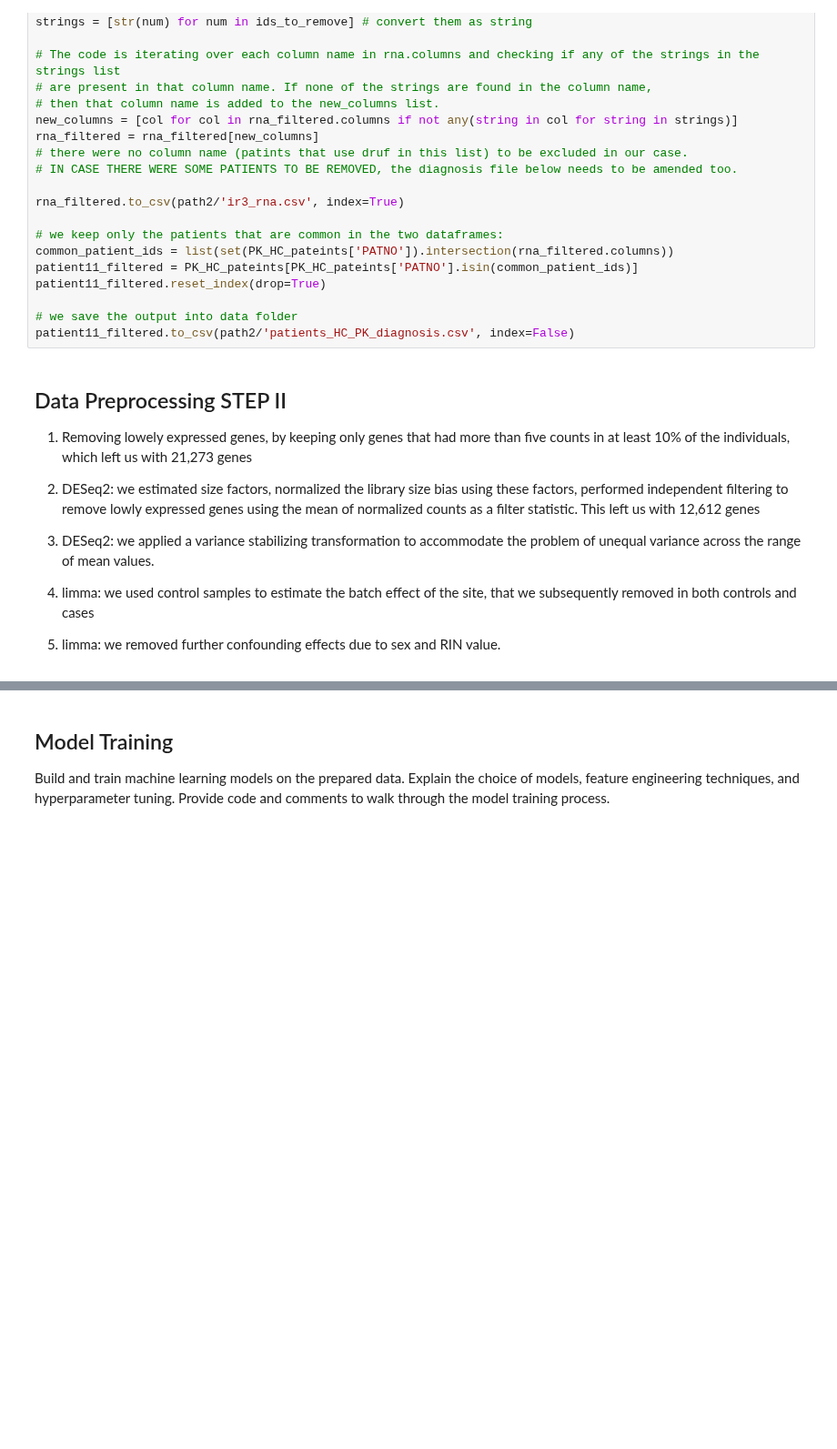
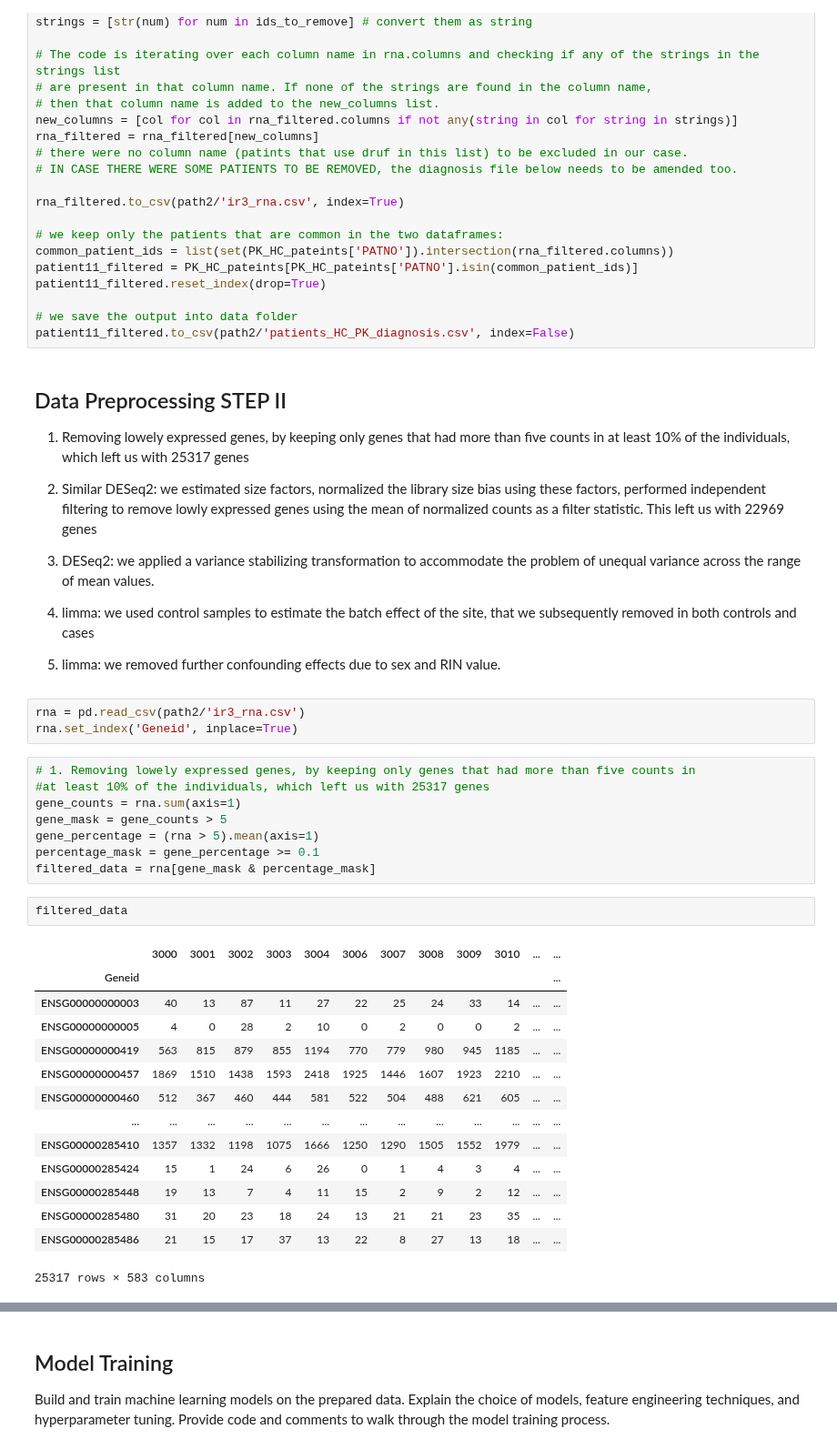
Before and after one commit to zainabnazari/ppmi, a Jupyter notebook: main_ppmi_notebook.ipynb, the cells around one changed output, grey strips where cells are left out. Shown at 91% size. Drawn from its saved outputs; the diff is of its cells as text; blank space fills up the shorter version.

Commit message:
some filterisation added

```diff
--- a/main_ppmi_notebook.ipynb
+++ b/main_ppmi_notebook.ipynb
@@ -244,12 +251,40 @@ patient11_filtered.to_csv(path2/'patients_HC_PK_diagnosis.csv', index=False)
 <a id="preprocessin2"></a>
 ## Data Preprocessing STEP II
 
-1. Removing lowely expressed genes, by keeping only genes that had more than five counts in at least 10% of the individuals, which left us with 21,273 genes
+1. Removing lowely expressed genes, by keeping only genes that had more than five counts in at least 10% of the individuals, which left us with 25317 genes
 
-2. DESeq2: we estimated size factors, normalized the library size bias using these factors, performed independent filtering to remove lowly expressed genes using the mean of normalized counts as a filter statistic. This left us with 12,612 genes
+2. Similar DESeq2: we estimated size factors, normalized the library size bias using these factors, performed independent filtering to remove lowly expressed genes using the mean of normalized counts as a filter statistic. This left us with 22969 genes
 
 3. DESeq2: we applied a variance stabilizing transformation to accommodate the problem of unequal variance across the range of mean values.
 
 4. limma: we used control samples to estimate the batch effect of the site, that we subsequently removed in both controls and cases
 
 5. limma: we removed further confounding effects due to sex and RIN value.
+# %%
+rna = pd.read_csv(path2/'ir3_rna.csv')
+rna.set_index('Geneid', inplace=True)
+# %%
+# 1. Removing lowely expressed genes, by keeping only genes that had more than five counts in
+#at least 10% of the individuals, which left us with 25317 genes
+gene_counts = rna.sum(axis=1)
+gene_mask = gene_counts > 5
+gene_percentage = (rna > 5).mean(axis=1)
+percentage_mask = gene_percentage >= 0.1
+filtered_data = rna[gene_mask & percentage_mask]
+# %%
+filtered_data
+# %% [output]
+|  | 3000 | 3001 | 3002 | 3003 | 3004 | 3006 | 3007 | 3008 | 3009 | 3010 | ... | ... |
+| Geneid |  |  |  |  |  |  |  |  |  |  |  | ... |
+| ENSG00000000003 | 40 | 13 | 87 | 11 | 27 | 22 | 25 | 24 | 33 | 14 | ... | ... |
+| ENSG00000000005 | 4 | 0 | 28 | 2 | 10 | 0 | 2 | 0 | 0 | 2 | ... | ... |
+| ENSG00000000419 | 563 | 815 | 879 | 855 | 1194 | 770 | 779 | 980 | 945 | 1185 | ... | ... |
+| ENSG00000000457 | 1869 | 1510 | 1438 | 1593 | 2418 | 1925 | 1446 | 1607 | 1923 | 2210 | ... | ... |
+| ENSG00000000460 | 512 | 367 | 460 | 444 | 581 | 522 | 504 | 488 | 621 | 605 | ... | ... |
+| ... | ... | ... | ... | ... | ... | ... | ... | ... | ... | ... | ... | ... |
+| ENSG00000285410 | 1357 | 1332 | 1198 | 1075 | 1666 | 1250 | 1290 | 1505 | 1552 | 1979 | ... | ... |
+| ENSG00000285424 | 15 | 1 | 24 | 6 | 26 | 0 | 1 | 4 | 3 | 4 | ... | ... |
+| ENSG00000285448 | 19 | 13 | 7 | 4 | 11 | 15 | 2 | 9 | 2 | 12 | ... | ... |
+| ENSG00000285480 | 31 | 20 | 23 | 18 | 24 | 13 | 21 | 21 | 23 | 35 | ... | ... |
+| ENSG00000285486 | 21 | 15 | 17 | 37 | 13 | 22 | 8 | 27 | 13 | 18 | ... | ... |
+25317 rows × 583 columns
```
Also changed, not shown: parts of 8 cells of this notebook, 4 other files.
